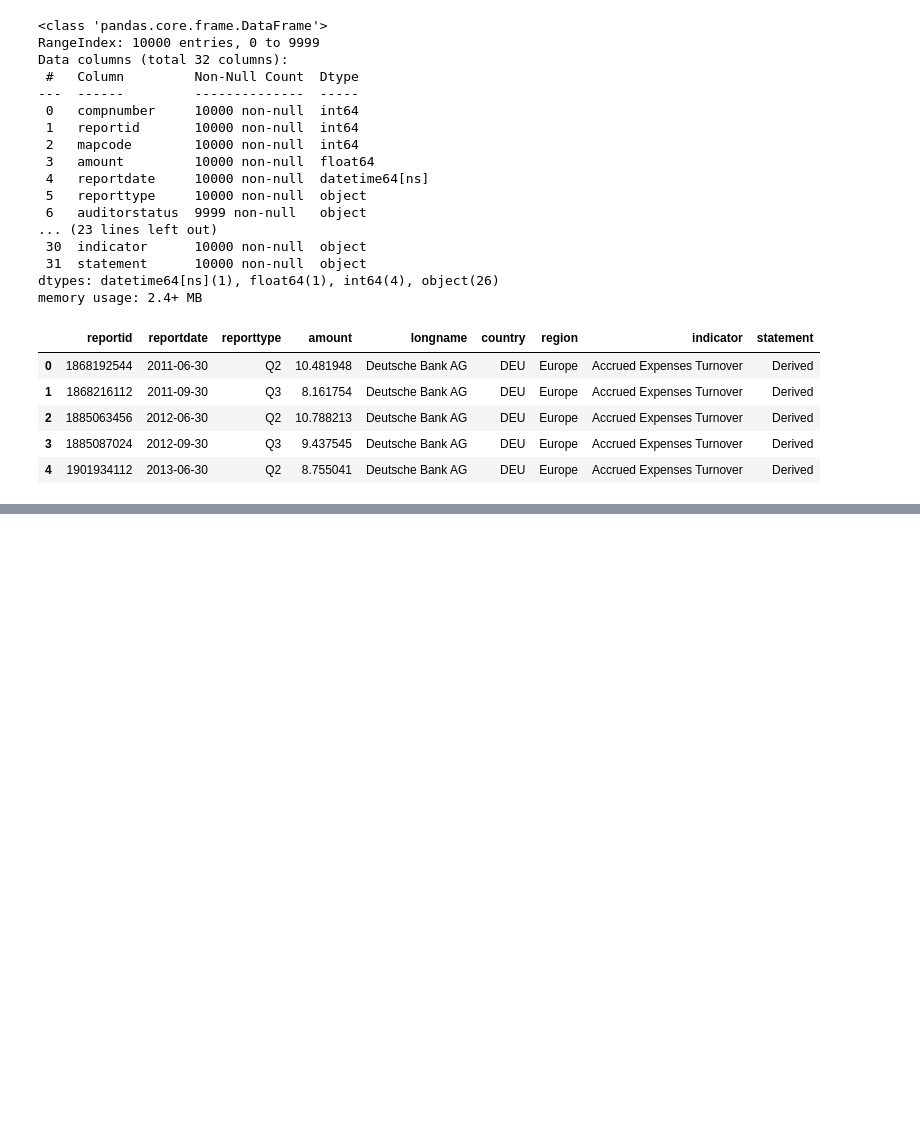
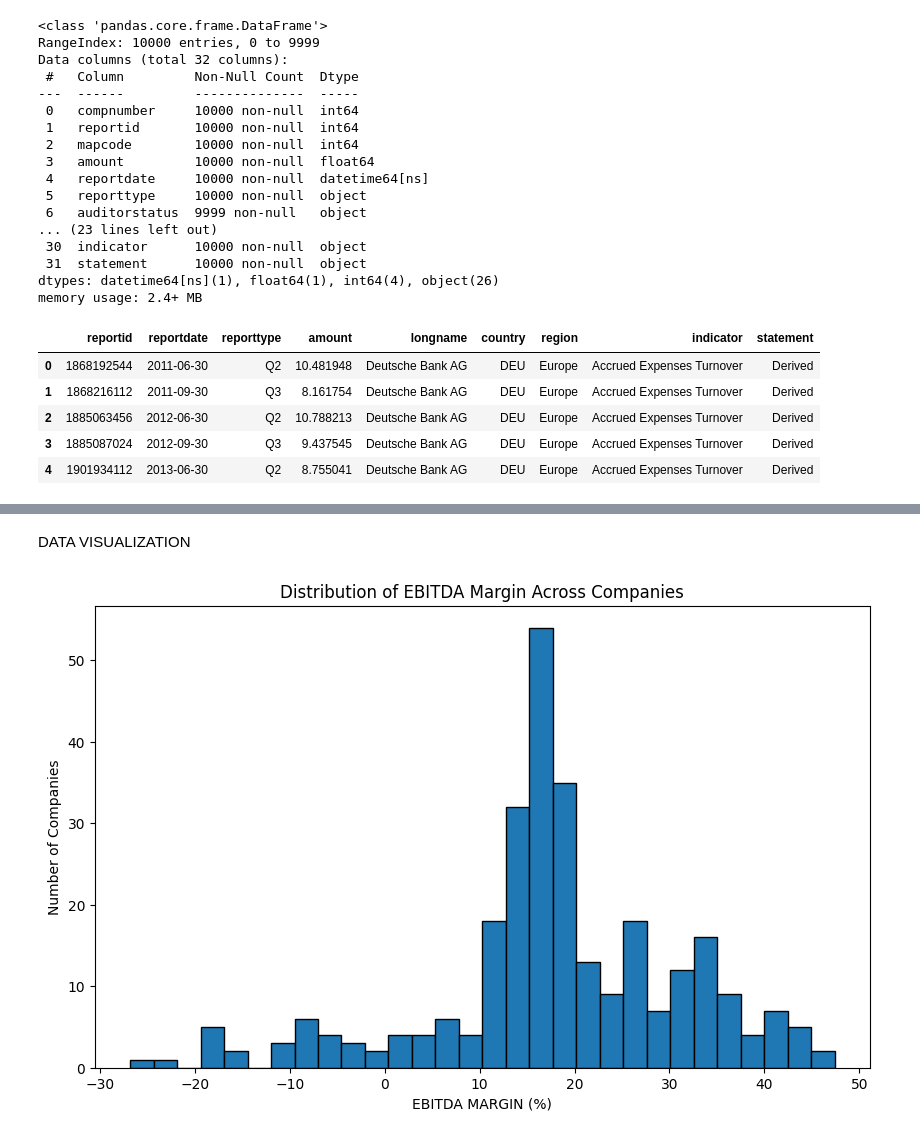
Before and after one commit to eanderson66-gsu/Financial-Analysis-with-Python, a Jupyter notebook: Main.ipynb, the cells around one changed output, grey strips where cells are left out. Drawn from its saved outputs; the diff is of its cells as text; code cells hidden in the pictures; blank space fills up the shorter version.

Commit message:
Completed Data Cleaning and began Data Visualization

```diff
--- a/Main.ipynb
+++ b/Main.ipynb
@@ -83,0 +154,4 @@ df.head()
+# %%
+#Renaming Columns to Snake case
+df.columns = ['report_id','report_date', 'report_type', 'amount', 'company_name', 'country', 'region', 'indicator', 'statement']
+df.head()
@@ -83,0 +185,4 @@ df.head()
+# %%
+#Creating a Copy of my Data Frame for any transformations I may make
+filtered_df = df[df['indicator'] == 'EBITDA Margin'].copy()
+filtered_df.head()
@@ -83,0 +226,4 @@ df.head()
+# %%
+#Dropping the extreme outlier that is skewing the data
+filtered_df = filtered_df[filtered_df['company_name'] != 'Immutep Ltd']
+filtered_df.describe()
@@ -83,0 +240,12 @@ df.head()
+# %% [markdown]
+DATA VISUALIZATION
+# %%
+#Generating Histogram for distribution
+plt.figure(figsize=(10,6))
+plt.hist(filtered_df['amount'], bins = 30, edgecolor = 'black')
+plt.xlabel('EBITDA MARGIN (%)')
+plt.ylabel('Number of Companies')
+plt.title('Distribution of EBITDA Margin Across Companies')
+plt.show()
+# %% [output]
+[figure, added]
```
Also changed, not shown: parts of 8 cells of this notebook.
